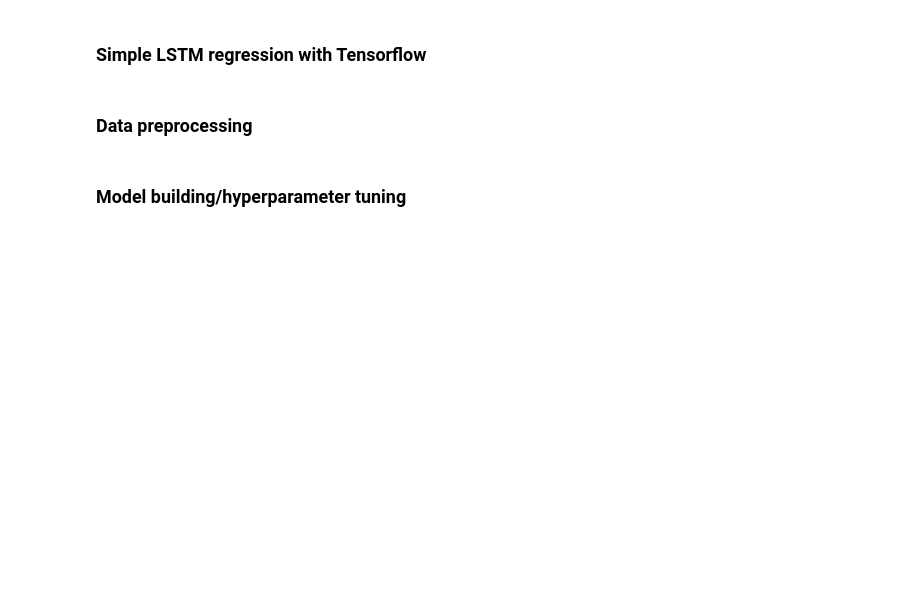
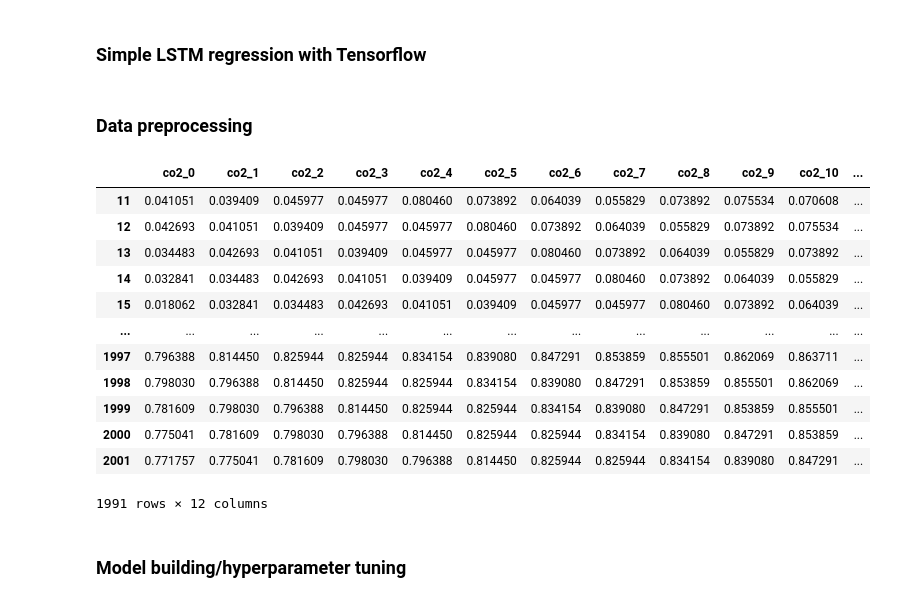
Before and after one commit to climate-analytics-lab/sioc209-2024-sp, a Jupyter notebook: sioc209-2024-sp/02_regression/simple_lstm.ipynb, the cells around one changed output. Cells and saved outputs as stored; diff of their text form; code cells hidden in the pictures; blank space fills up the shorter version.

```diff
--- a/sioc209-2024-sp/02_regression/simple_lstm.ipynb
+++ b/sioc209-2024-sp/02_regression/simple_lstm.ipynb
@@ -28 +30,17 @@ train, test = train_test_split(dataset, test_size=0.1, shuffle=False)
+# %%
+train.shift(periods=range(window_size)).dropna()
+# %% [output]
+|  | co2_0 | co2_1 | co2_2 | co2_3 | co2_4 | co2_5 | co2_6 | co2_7 | co2_8 | co2_9 | co2_10 | ... |
+| 11 | 0.041051 | 0.039409 | 0.045977 | 0.045977 | 0.080460 | 0.073892 | 0.064039 | 0.055829 | 0.073892 | 0.075534 | 0.070608 | ... |
+| 12 | 0.042693 | 0.041051 | 0.039409 | 0.045977 | 0.045977 | 0.080460 | 0.073892 | 0.064039 | 0.055829 | 0.073892 | 0.075534 | ... |
+| 13 | 0.034483 | 0.042693 | 0.041051 | 0.039409 | 0.045977 | 0.045977 | 0.080460 | 0.073892 | 0.064039 | 0.055829 | 0.073892 | ... |
+| 14 | 0.032841 | 0.034483 | 0.042693 | 0.041051 | 0.039409 | 0.045977 | 0.045977 | 0.080460 | 0.073892 | 0.064039 | 0.055829 | ... |
+| 15 | 0.018062 | 0.032841 | 0.034483 | 0.042693 | 0.041051 | 0.039409 | 0.045977 | 0.045977 | 0.080460 | 0.073892 | 0.064039 | ... |
+| ... | ... | ... | ... | ... | ... | ... | ... | ... | ... | ... | ... | ... |
+| 1997 | 0.796388 | 0.814450 | 0.825944 | 0.825944 | 0.834154 | 0.839080 | 0.847291 | 0.853859 | 0.855501 | 0.862069 | 0.863711 | ... |
+| 1998 | 0.798030 | 0.796388 | 0.814450 | 0.825944 | 0.825944 | 0.834154 | 0.839080 | 0.847291 | 0.853859 | 0.855501 | 0.862069 | ... |
+| 1999 | 0.781609 | 0.798030 | 0.796388 | 0.814450 | 0.825944 | 0.825944 | 0.834154 | 0.839080 | 0.847291 | 0.853859 | 0.855501 | ... |
+| 2000 | 0.775041 | 0.781609 | 0.798030 | 0.796388 | 0.814450 | 0.825944 | 0.825944 | 0.834154 | 0.839080 | 0.847291 | 0.853859 | ... |
+| 2001 | 0.771757 | 0.775041 | 0.781609 | 0.798030 | 0.796388 | 0.814450 | 0.825944 | 0.825944 | 0.834154 | 0.839080 | 0.847291 | ... |
+1991 rows × 12 columns
 # %%
```
Also changed, not shown: parts of 5 cells of this notebook, 7 other files.
